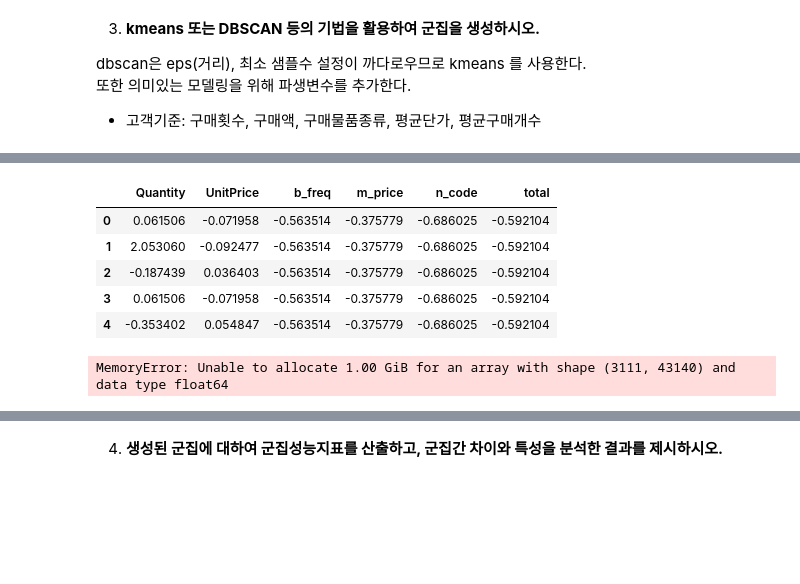
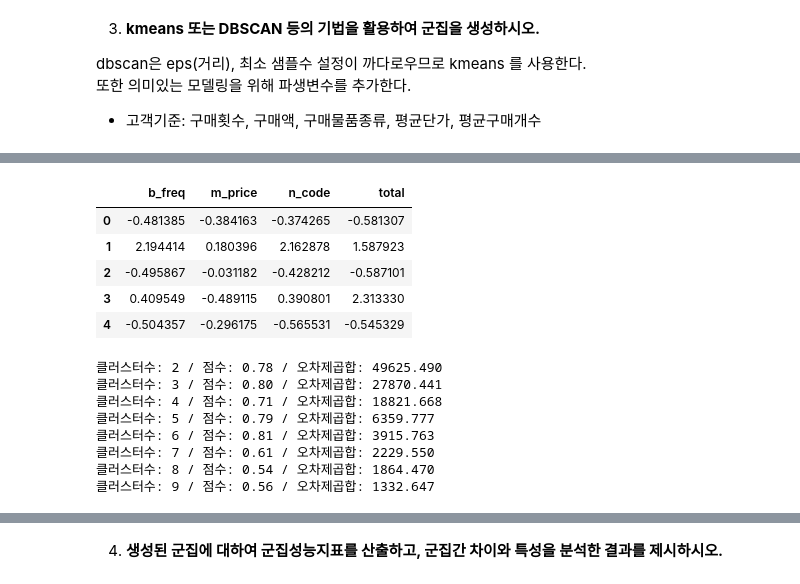
Before and after one commit to qiwerr1004/ADP_go, a Jupyter notebook: 26/ADP26_문제.ipynb, the cells around one changed output, grey strips where cells are left out. Cells and saved outputs as stored; diff of their text form; code cells hidden in the pictures; blank space fills up the shorter version.

```diff
--- a/26/ADP26_문제.ipynb
+++ b/26/ADP26_문제.ipynb
@@ -32,7 +32,7 @@ import koreanize_matplotlib
 
 warnings.filterwarnings('ignore')
 # %%
-df = pd.read_csv('./problem1.csv')
+df = pd.read_csv('https://raw.githubusercontent.com/Datamanim/datarepo/refs/heads/master/adp/26/problem1.csv')
 print(df.info())
 display(df.head(2))
 # %% [output]
@@ -231,37 +231,42 @@ df2.head(2)
 # %%
 #kmeans 는 거리기반 클러스터링이니 연속형 변수 스케일링을 동일하게 맞춰주고
-#국가는 label encoding한다.
-cat_cols = ['Country']
-use_n_cols = ['Quantity', 'UnitPrice', 'b_freq', 'm_price', 'n_code', 'total']
+use_n_cols = ['b_freq', 'm_price', 'n_code', 'total']
 
-train = df2[use_n_cols+cat_cols]
+train = df2[use_n_cols]
 
-from sklearn.preprocessing import StandardScaler, LabelEncoder
+from sklearn.preprocessing import StandardScaler
 
 sc = StandardScaler()
-le = LabelEncoder()
 
-train['Country'] = le.fit_transform(train['Country'])
 train = pd.DataFrame(sc.fit_transform(train), columns=train.columns)
 train.head()
 # %% [output]
-|  | Quantity | UnitPrice | b_freq | m_price | n_code | total |
-| 0 | 0.061506 | -0.071958 | -0.563514 | -0.375779 | -0.686025 | -0.592104 |
-| 1 | 2.053060 | -0.092477 | -0.563514 | -0.375779 | -0.686025 | -0.592104 |
-| 2 | -0.187439 | 0.036403 | -0.563514 | -0.375779 | -0.686025 | -0.592104 |
-| 3 | 0.061506 | -0.071958 | -0.563514 | -0.375779 | -0.686025 | -0.592104 |
-| 4 | -0.353402 | 0.054847 | -0.563514 | -0.375779 | -0.686025 | -0.592104 |
+|  | b_freq | m_price | n_code | total |
+| 0 | -0.481385 | -0.384163 | -0.374265 | -0.581307 |
+| 1 | 2.194414 | 0.180396 | 2.162878 | 1.587923 |
+| 2 | -0.495867 | -0.031182 | -0.428212 | -0.587101 |
+| 3 | 0.409549 | -0.489115 | 0.390801 | 2.313330 |
+| 4 | -0.504357 | -0.296175 | -0.565531 | -0.545329 |
 # %%
 #실루엣 평가
 from sklearn.cluster import KMeans
 from sklearn.metrics import silhouette_score
 
 ss = []
+ll = [] #오차합
 
 for i in range(2, 10):
     fit_km = KMeans(n_clusters=i, init='random', n_init=10, random_state=42).fit(train)
     s = silhouette_score(train, fit_km.labels_)
     ss.append(s)
-    print(f"클러스터수: {i} / 점수: {s:.2f}")
+    ll.append(fit_km.inertia_)
+    print(f"클러스터수: {i} / 점수: {s:.2f} / 오차제곱합: {fit_km.inertia_:.3f}")
 # %% [output]
-MemoryError: Unable to allocate 1.00 GiB for an array with shape (3111, 43140) and data type float64
+클러스터수: 2 / 점수: 0.78 / 오차제곱합: 49625.490
+클러스터수: 3 / 점수: 0.80 / 오차제곱합: 27870.441
+클러스터수: 4 / 점수: 0.71 / 오차제곱합: 18821.668
+클러스터수: 5 / 점수: 0.79 / 오차제곱합: 6359.777
+클러스터수: 6 / 점수: 0.81 / 오차제곱합: 3915.763
+클러스터수: 7 / 점수: 0.61 / 오차제곱합: 2229.550
+클러스터수: 8 / 점수: 0.54 / 오차제곱합: 1864.470
+클러스터수: 9 / 점수: 0.56 / 오차제곱합: 1332.647
```
Also changed, not shown: parts of 38 cells of this notebook.
